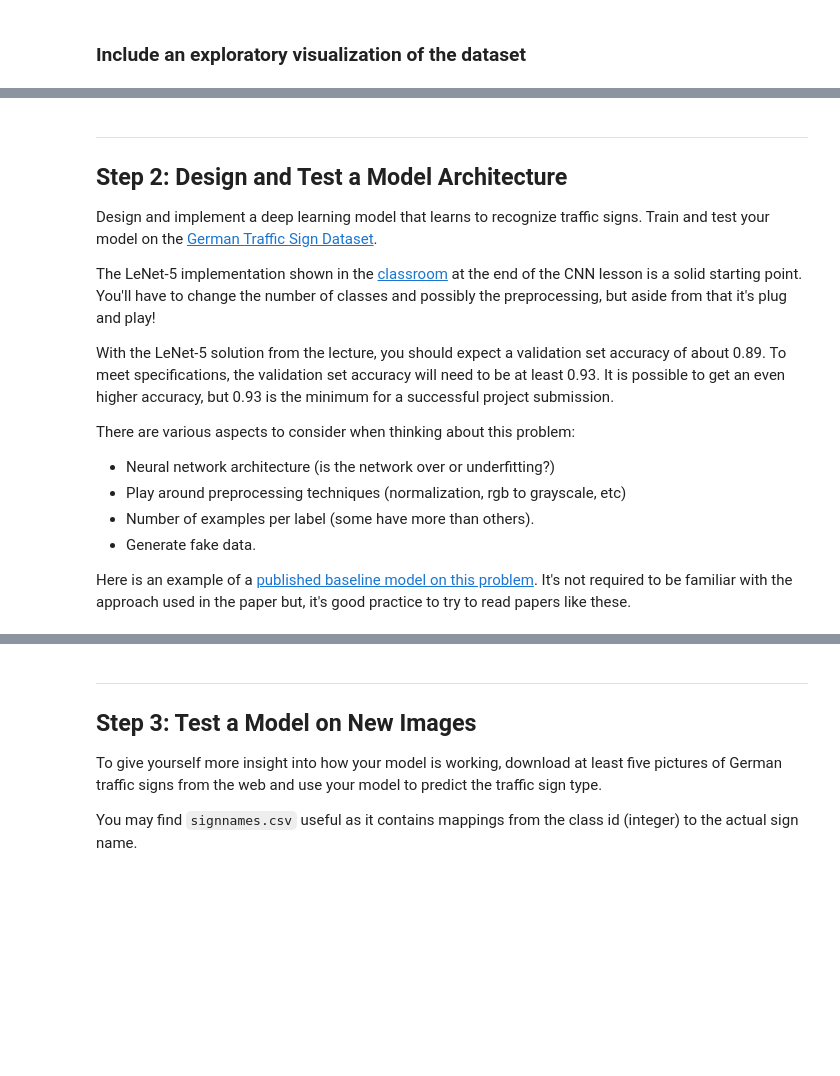
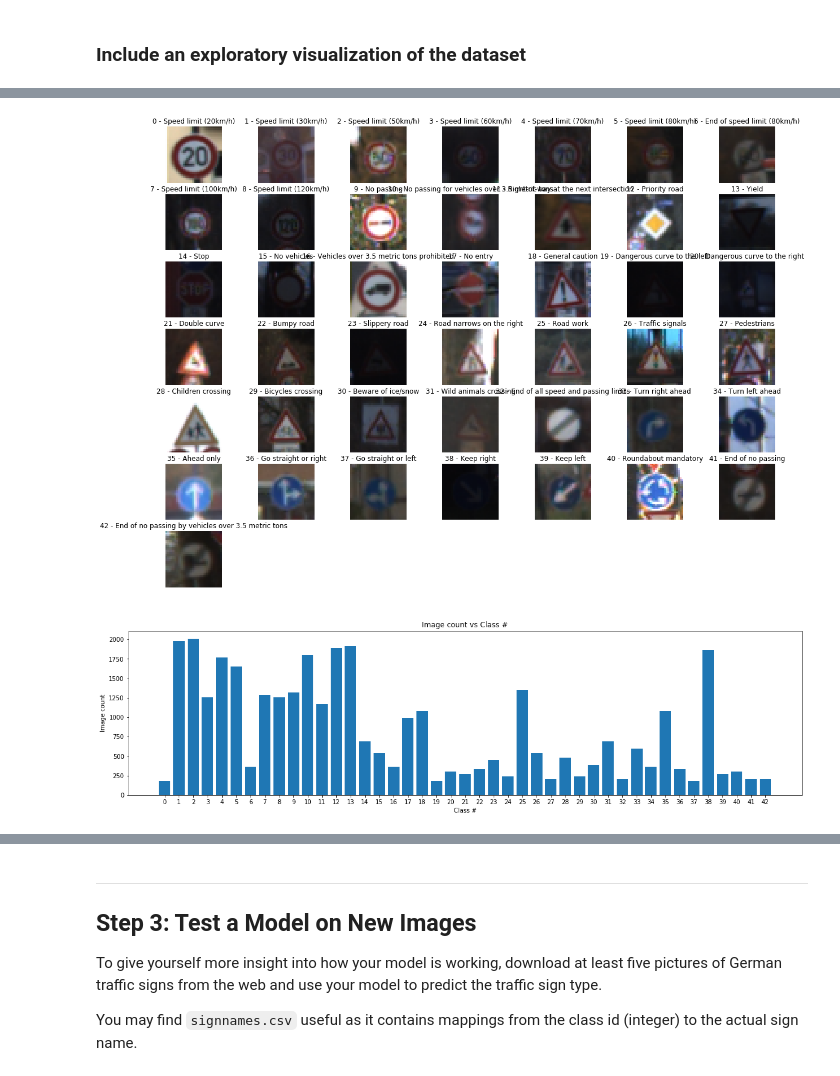
Before and after one commit to razfriman/CarND-Traffic-Sign-Classifier-Project, a Jupyter notebook: Traffic_Sign_Classifier.ipynb, the cells around one changed output, grey strips where cells are left out. Cells and saved outputs as stored; diff of their text form; code cells hidden in the pictures; blank space fills up the shorter version.

```diff
--- a/Traffic_Sign_Classifier.ipynb
+++ b/Traffic_Sign_Classifier.ipynb
@@ -55,23 +42,13 @@ Complete the basic data summary below. Use python, numpy and/or pandas methods t
 # %% [markdown]
 ### Provide a Basic Summary of the Data Set Using Python, Numpy and/or Pandas
 # %%
-### Replace each question mark with the appropriate value.
-### Use python, pandas or numpy methods rather than hard coding the results
-
-# TODO: Number of training examples
-n_train = len(X_train)
-
-# TODO: Number of validation examples
-n_validation = len(X_valid)
-
-# TODO: Number of testing examples.
-n_test = len(X_test)
-
-# TODO: What's the shape of an traffic sign image?
-image_shape = X_test[0].shape
-
-# TODO: How many unique classes/labels there are in the dataset.
-n_classes = len(y_test)
+n_train = len(X_train_original)
+n_validation = len(X_valid_original)
+n_test = len(X_test_original)
+image_shape = X_test_original[0].shape
+n_classes = len(np.unique(y_train_original))
+img_size=X_train_original.shape[1]
+image_depth_channels = image_shape[2]
 
 print("Number of training examples =", n_train)
 print("Number of testing examples =", n_test)
@@ -110,19 +64,24 @@ print(y_train[index])
-# %% [markdown]
-----
-
-## Step 2: Design and Test a Model Architecture
-
-Design and implement a deep learning model that learns to recognize traffic signs. Train and test your model on the [German Traffic Sign Dataset](http://benchmark.ini.rub.de/?section=gtsrb&subsection=dataset).
-
-The LeNet-5 implementation shown in the [classroom](https://classroom.udacity.com/nanodegrees/nd013/parts/fbf77062-5703-404e-b60c-95b78b2f3f9e/modules/6df7ae49-c61c-4bb2-a23e-6527e69209ec/lessons/601ae704-1035-4287-8b11-e2c2716217ad/concepts/d4aca031-508f-4e0b-b493-e7b706120f81) at the end of the CNN lesson is a solid starting point. You'll have to change the number of classes and possibly the preprocessing, but aside from that it's plug and play!
-
-With the LeNet-5 solution from the lecture, you should expect a validation set accuracy of about 0.89. To meet specifications, the validation set accuracy will need to be at least 0.93. It is possible to get an even higher accuracy, but 0.93 is the minimum for a successful project submission.
-
-There are various aspects to consider when thinking about this problem:
-
-- Neural network architecture (is the network over or underfitting?)
-- Play around preprocessing techniques (normalization, rgb to grayscale, etc)
-- Number of examples per label (some have more than others).
-- Generate fake data.
-
-Here is an example of a [published baseline model on this problem](http://yann.lecun.com/exdb/publis/pdf/sermanet-ijcnn-11.pdf). It's not required to be familiar with the approach used in the paper but, it's good practice to try to read papers like these.
+# %%
+# Plot label classes along with a sample image
+label_count=[]
+plt.figure(figsize=(20, 15))
+for i in range(0, n_classes):
+    plt.subplot(7, 7, i + 1)
+    x_selected = X_train_original[y_train_original == i]
+    plt.imshow(x_selected[0, :, :, :])
+    plt.title(str(i)  + " - " + label_names[i])
+    plt.axis('off')
+    label_count.append(len(x_selected))
+plt.show()
+
+# Plot number of images per class
+plt.figure(figsize=(20, 5))
+plt.bar(range(0, n_classes), label_count)
+plt.title("Image count vs Class #")
+plt.xlabel("Class #")
+plt.ylabel("Image count")
+plt.xticks(np.arange(0, n_classes, 1))
+plt.show()
+# %% [output]
+[figure, added]
+[figure, added]
```
Also changed, not shown: parts of 40 cells of this notebook, 9 other files.
